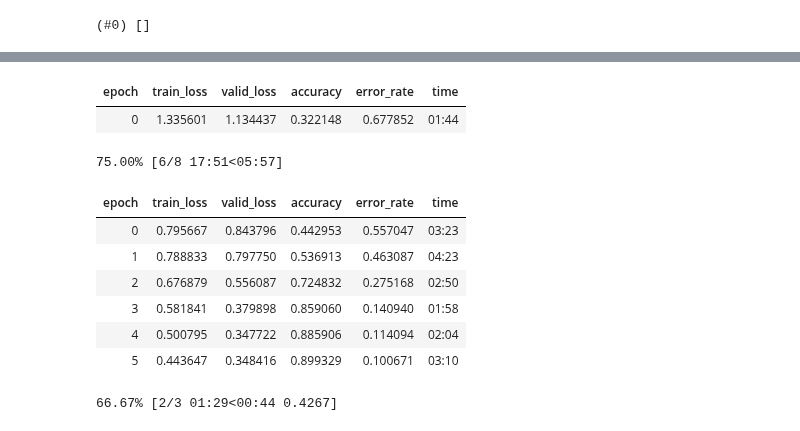
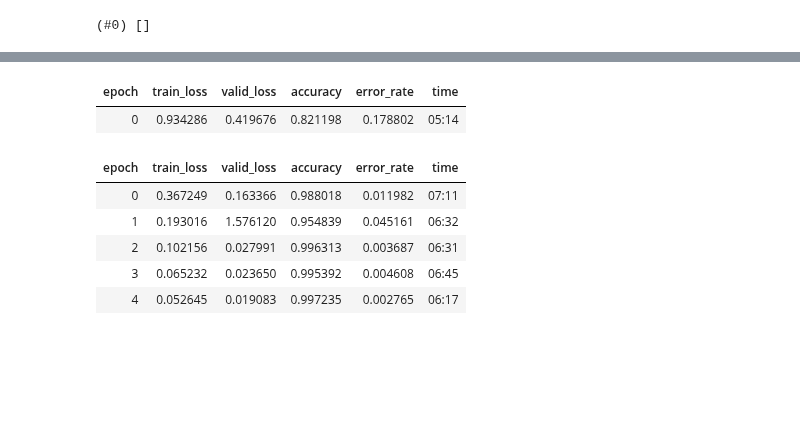
Before and after one commit to driaug/where-is-waldo, a Jupyter notebook: notebook/notebook.ipynb, the cells around one changed output, grey strips where cells are left out. Drawn from its saved outputs; the diff is of its cells as text; code cells hidden in the pictures; blank space fills up the shorter version.

Commit message:
improved model accuracy

```diff
--- a/notebook/notebook.ipynb
+++ b/notebook/notebook.ipynb
@@ -6,7 +6,7 @@ from fastbook import *
 from fastai.vision.widgets import *
 # %%
 from PIL import Image
-path = '../images/256/'
+path = '../images/64/'
 # im = Image.open(path + 'waldo/1_1_1.jpg')
 # im.to_thumb(128,128)
 # %%
@@ -24,8 +24,8 @@ failed
 img = DataBlock(
     blocks=(ImageBlock, CategoryBlock),
     get_items=get_image_files,
-    splitter=RandomSplitter(valid_pct=0.4, seed=42),
+    splitter=RandomSplitter(valid_pct=0.2, seed=42),
     get_y=parent_label,
-    item_tfms=[Resize(256)])
+    item_tfms=[Resize(64)])
 # %%
 dls = img.dataloaders(path)
@@ -32,5 +35,5 @@ dls = img.dataloaders(path)
 # %%
-img = img.new(item_tfms=[RandomResizedCrop(256, min_scale=0.8)])
+img = img.new(item_tfms=RandomResizedCrop(64, min_scale=0.5), batch_tfms=[Rotate(), Flip(), Brightness(), Contrast()])
 dls = img.dataloaders(path)
 dls.train.show_batch(max_n=8, nrows=2, unique=True)
 # %% [output]
@@ -38,20 +43,17 @@ dls.train.show_batch(max_n=8, nrows=2, unique=True)
 # %%
 
 metrics = [accuracy, error_rate]
-our_out_of_the_box_model = cnn_learner(dls, vgg11_bn, loss_func=CrossEntropyLossFlat(), metrics=metrics)
+our_out_of_the_box_model = cnn_learner(dls, resnet152, loss_func=CrossEntropyLossFlat(), metrics=metrics)
 our_out_of_the_box_model.fine_tune(5)
 # %% [output]
 | epoch | train_loss | valid_loss | accuracy | error_rate | time |
-| 0 | 1.335601 | 1.134437 | 0.322148 | 0.677852 | 01:44 |
+| 0 | 0.934286 | 0.419676 | 0.821198 | 0.178802 | 05:14 |
-75.00% [6/8 17:51<05:57]
 | epoch | train_loss | valid_loss | accuracy | error_rate | time |
-| 0 | 0.795667 | 0.843796 | 0.442953 | 0.557047 | 03:23 |
-| 1 | 0.788833 | 0.797750 | 0.536913 | 0.463087 | 04:23 |
-| 2 | 0.676879 | 0.556087 | 0.724832 | 0.275168 | 02:50 |
-| 3 | 0.581841 | 0.379898 | 0.859060 | 0.140940 | 01:58 |
-| 4 | 0.500795 | 0.347722 | 0.885906 | 0.114094 | 02:04 |
-| 5 | 0.443647 | 0.348416 | 0.899329 | 0.100671 | 03:10 |
+| 0 | 0.367249 | 0.163366 | 0.988018 | 0.011982 | 07:11 |
+| 1 | 0.193016 | 1.576120 | 0.954839 | 0.045161 | 06:32 |
+| 2 | 0.102156 | 0.027991 | 0.996313 | 0.003687 | 06:31 |
+| 3 | 0.065232 | 0.023650 | 0.995392 | 0.004608 | 06:45 |
+| 4 | 0.052645 | 0.019083 | 0.997235 | 0.002765 | 06:17 |
-66.67% [2/3 01:29<00:44 0.4267]
 # %%
 interp = ClassificationInterpretation.from_learner(our_out_of_the_box_model)
 interp.plot_confusion_matrix()
```
Also changed, not shown: parts of 4 cells of this notebook, 54 other files.
